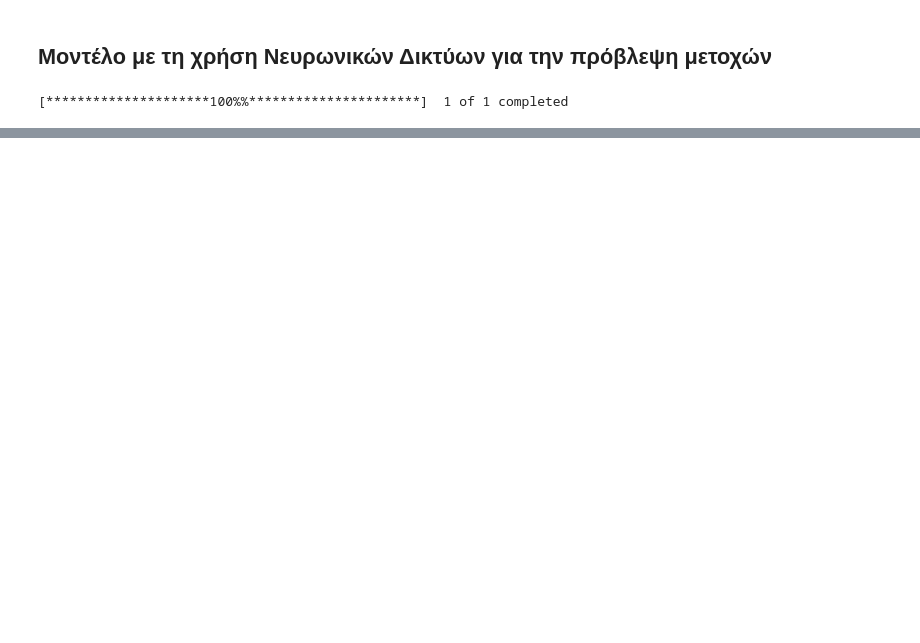
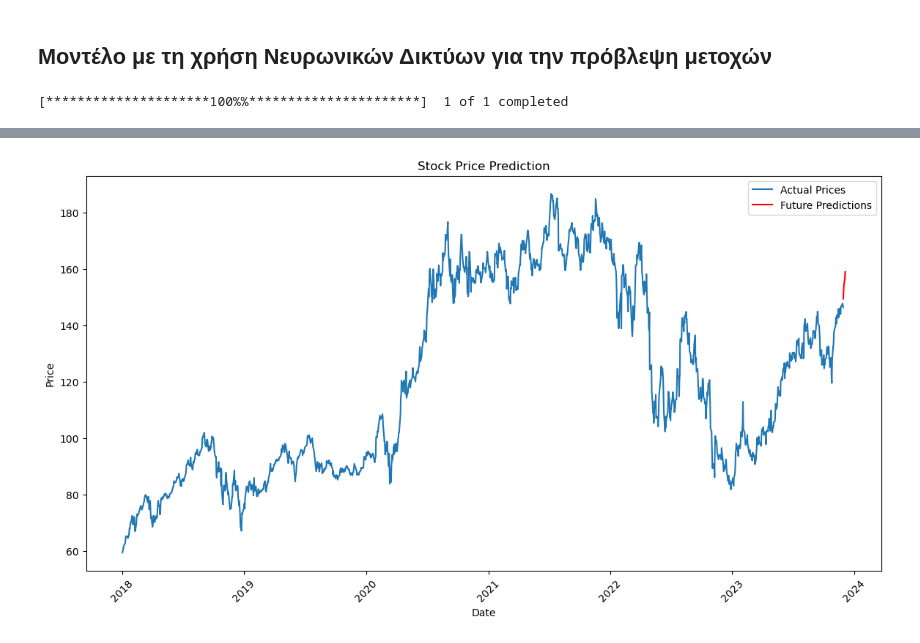
Before and after one commit to KwstasGer/Stock-Prediction-App, a Jupyter notebook: jupyter_ai_project/Neural_network.ipynb, the cells around one changed output, grey strips where cells are left out. Drawn from its saved outputs; the diff is of its cells as text; code cells hidden in the pictures; blank space fills up the shorter version.

Commit message:
neural network final model

```diff
--- a/jupyter_ai_project/Neural_network.ipynb
+++ b/jupyter_ai_project/Neural_network.ipynb
@@ -94,0 +48,23 @@ plt.show()
+# %%
+# Splitting data into train and test sets
+time_step = 60
+X, y = create_dataset(scaled_data, time_step)
+train_size = int(len(X) * 0.8)
+test_size = len(X) - train_size
+X_train, X_test = X[0:train_size,:], X[train_size:len(X),:]
+y_train, y_test = y[0:train_size], y[train_size:len(y)]
+# %%
+# Reshape input to be [samples, time steps, features]
+X_train = X_train.reshape(X_train.shape[0], X_train.shape[1], 1)
+X_test = X_test.reshape(X_test.shape[0], X_test.shape[1], 1)
+# %%
+# Building and Training LSTM Model
+model = Sequential()
+model.add(Bidirectional(LSTM(50, return_sequences=True), input_shape=(time_step, 1)))
+model.add(Bidirectional(LSTM(50)))
+model.add(Dense(25))
+model.add(Dense(1))
+# %%
+adam_optimizer = Adam(learning_rate=0.001)
+model.compile(optimizer=adam_optimizer, loss='mean_squared_error')
+model.fit(X_train, y_train, batch_size=1, epochs=5)  # Adjust epochs as needed
@@ -94,0 +198,16 @@ plt.show()
+# %%
+# Plot actual data
+plt.figure(figsize=(14,7))
+plt.plot(df['Close'], label='Actual Prices')
+
+# Plot predicted future data
+plt.plot(future_predictions_df.set_index('Date'), label='Future Predictions', color='red')
+
+plt.title('Stock Price Prediction')
+plt.xlabel('Date')
+plt.ylabel('Price')
+plt.legend()
+plt.xticks(rotation=45)
+plt.show()
+# %% [output]
+[figure, added]
```
Also changed, not shown: parts of 26 cells of this notebook.
